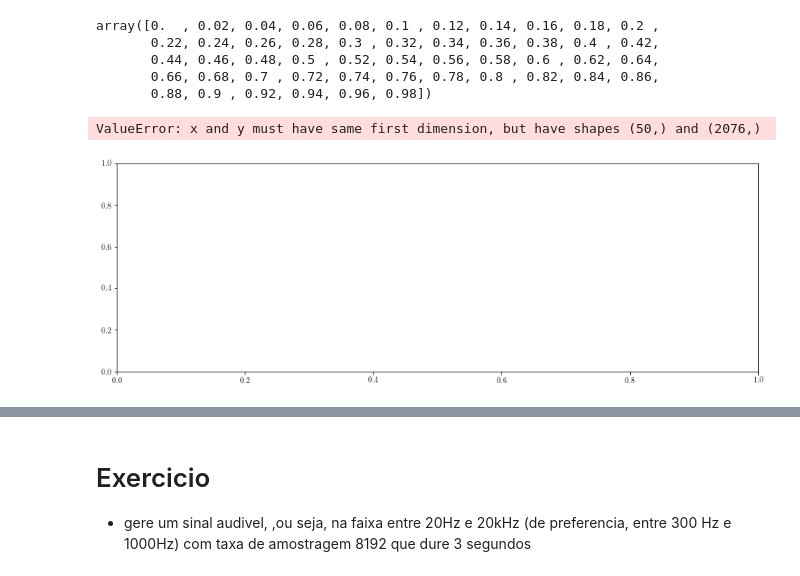
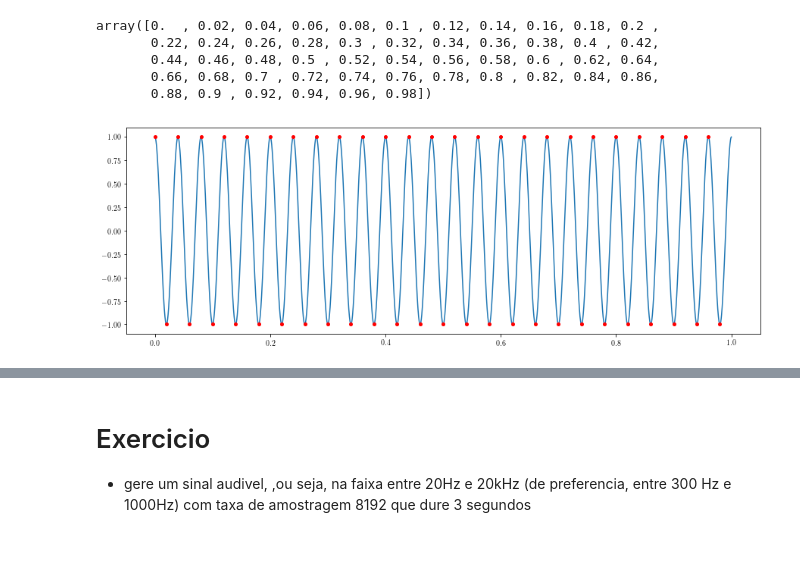
Before and after one commit to Itaborala/Python_para_Fisica_INVERNO_2019, a Jupyter notebook: Aula_04_Sampling_and_Quantization.ipynb, the cells around one changed output, grey strips where cells are left out. Cells and saved outputs as stored; diff of their text form; code cells hidden in the pictures; blank space fills up the shorter version.

Commit message:
Fix errors and comment that won't work

```diff
--- a/Aula_04_Sampling_and_Quantization.ipynb
+++ b/Aula_04_Sampling_and_Quantization.ipynb
@@ -60,11 +60,10 @@ array([0.  , 0.02, 0.04, 0.06, 0.08, 0.1 , 0.12, 0.14, 0.16, 0.18, 0.2 ,
        0.88, 0.9 , 0.92, 0.94, 0.96, 0.98])
 # %%
 freq_1 = 25
-x_1 = np.sin(2*np.pi*freq_1*t + np.pi/2)
-(xs_1, ts_1) = amostrarSinal(x_1, ta, T)
+x_1 = np.sin(2*np.pi*freq_1*tan + np.pi/2)
+(xs_1, ts_1) = amostrarSinal(x_1, tan, T)
 # %% [output]
-ValueError: x and y must have same first dimension, but have shapes (50,) and (2076,)
-[figure, old version]
+[figure, new version]
 # %%
 freq_2 = 28
 x_2 = np.sin(2*np.pi*freq_2*tan)
```
Also changed, not shown: parts of 11 cells of this notebook.
